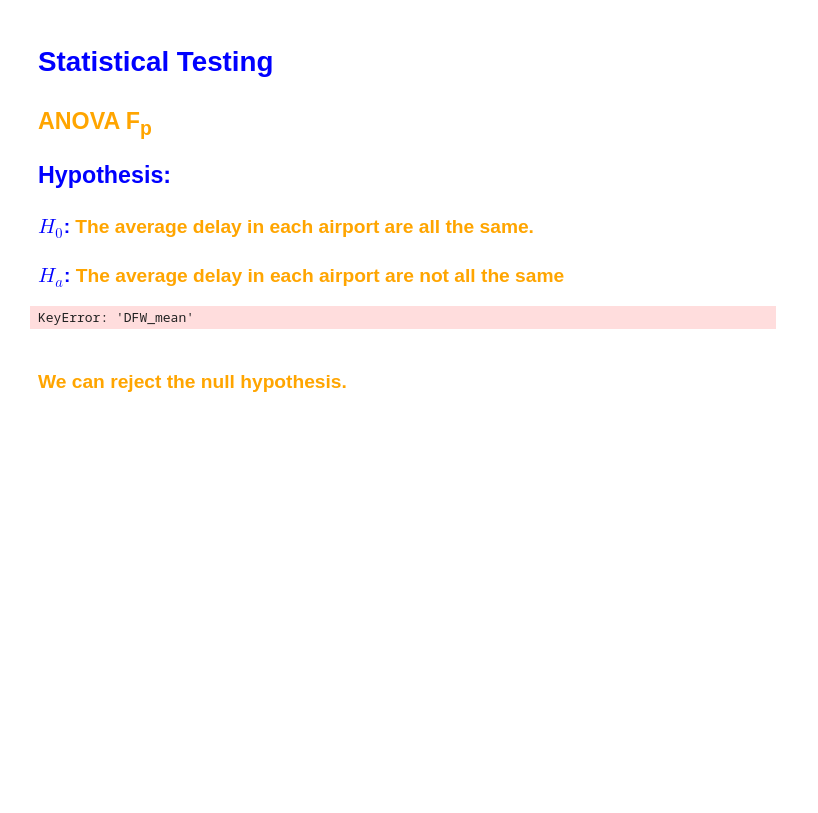
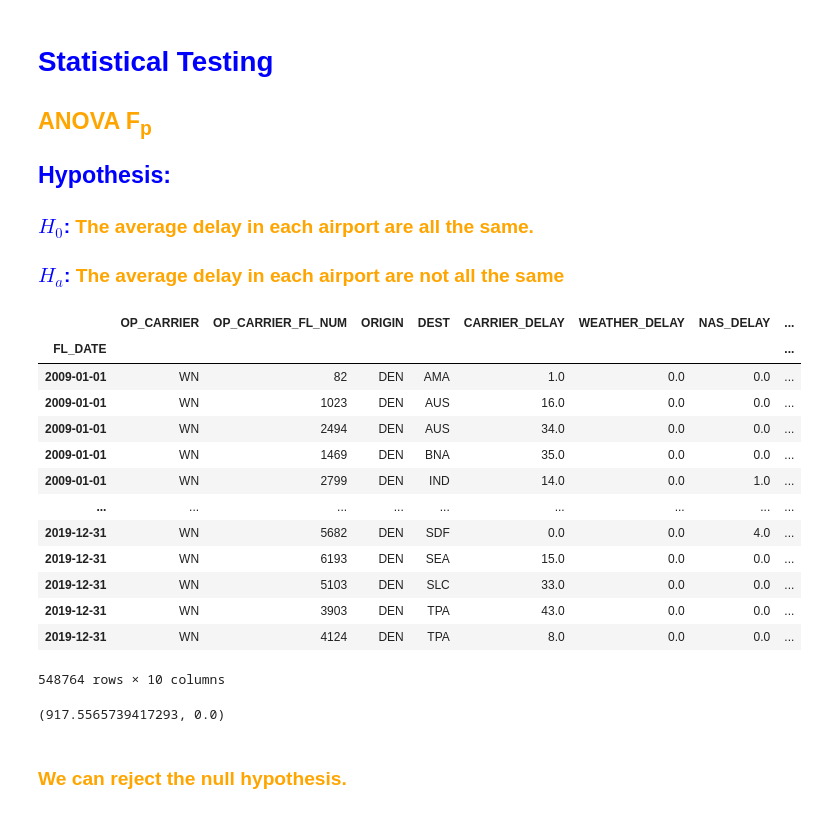
Before and after one commit to CLOUD-NINE-FLIGHT-SOLUTIONS/CLOUD-NINE-FLIGHT-SOLUTIONS, a Jupyter notebook: Final_Report_southwest.ipynb, the cells around one changed output. Cells and saved outputs as stored; diff of their text form; code cells hidden in the pictures; blank space fills up the shorter version.

```diff
--- a/Final_Report_southwest.ipynb
+++ b/Final_Report_southwest.ipynb
@@ -253,13 +253,30 @@ m.means_by_airport(flights, train_fl)
 ### <span style="color:blue">**$H_{0}$:**</span><span style="color:orange"> The average delay in each airport are all the same.</span>
 
 ### <span style="color:blue">**$H_{a}$:**</span><span style="color:orange"> The average delay in each airport are not all the same</span>
+# %%
+flights
+# %% [output]
+|  | OP_CARRIER | OP_CARRIER_FL_NUM | ORIGIN | DEST | CARRIER_DELAY | WEATHER_DELAY | NAS_DELAY | ... |
+| FL_DATE |  |  |  |  |  |  |  | ... |
+| 2009-01-01 | WN | 82 | DEN | AMA | 1.0 | 0.0 | 0.0 | ... |
+| 2009-01-01 | WN | 1023 | DEN | AUS | 16.0 | 0.0 | 0.0 | ... |
+| 2009-01-01 | WN | 2494 | DEN | AUS | 34.0 | 0.0 | 0.0 | ... |
+| 2009-01-01 | WN | 1469 | DEN | BNA | 35.0 | 0.0 | 0.0 | ... |
+| 2009-01-01 | WN | 2799 | DEN | IND | 14.0 | 0.0 | 1.0 | ... |
+| ... | ... | ... | ... | ... | ... | ... | ... | ... |
+| 2019-12-31 | WN | 5682 | DEN | SDF | 0.0 | 0.0 | 4.0 | ... |
+| 2019-12-31 | WN | 6193 | DEN | SEA | 15.0 | 0.0 | 0.0 | ... |
+| 2019-12-31 | WN | 5103 | DEN | SLC | 33.0 | 0.0 | 0.0 | ... |
+| 2019-12-31 | WN | 3903 | DEN | TPA | 43.0 | 0.0 | 0.0 | ... |
+| 2019-12-31 | WN | 4124 | DEN | TPA | 8.0 | 0.0 | 0.0 | ... |
+548764 rows × 10 columns
 # %%
 # perform an ANOVA test to check if there are significant differences in means among the various airports in the flights dataset.
-f, p = m.anova_airport_test(flights)
+f, p = m.anova_airport_test_southwest(flights)
 # 'f' is the F-statistic and 'p' is the p-value from the test.
 f, p
 # %% [output]
-KeyError: 'DFW_mean'
+(917.5565739417293, 0.0)
 # %% [markdown]
 ### <span style="color:orange"> We can reject the null hypothesis.
 </span>
```
Also changed, not shown: parts of 26 cells of this notebook, 5 other files.
